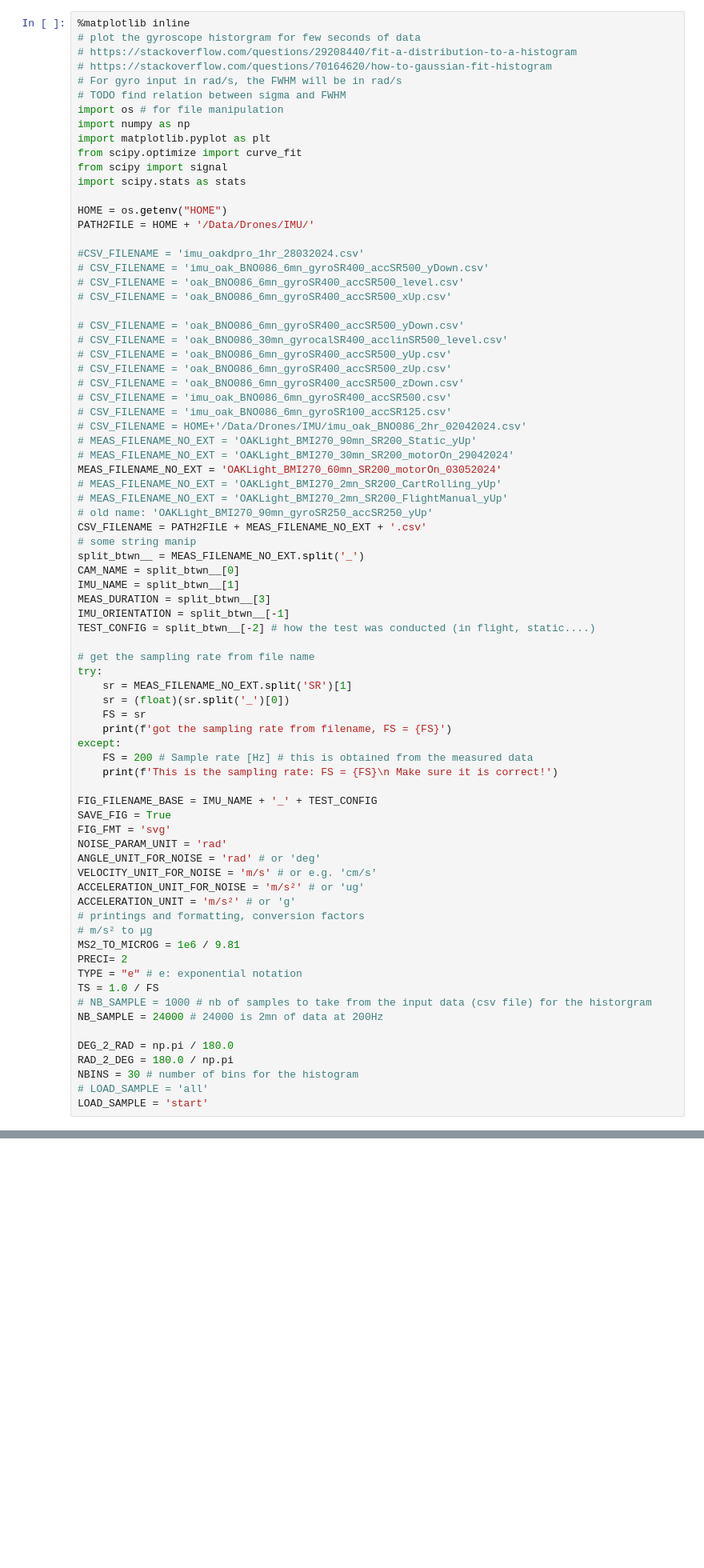
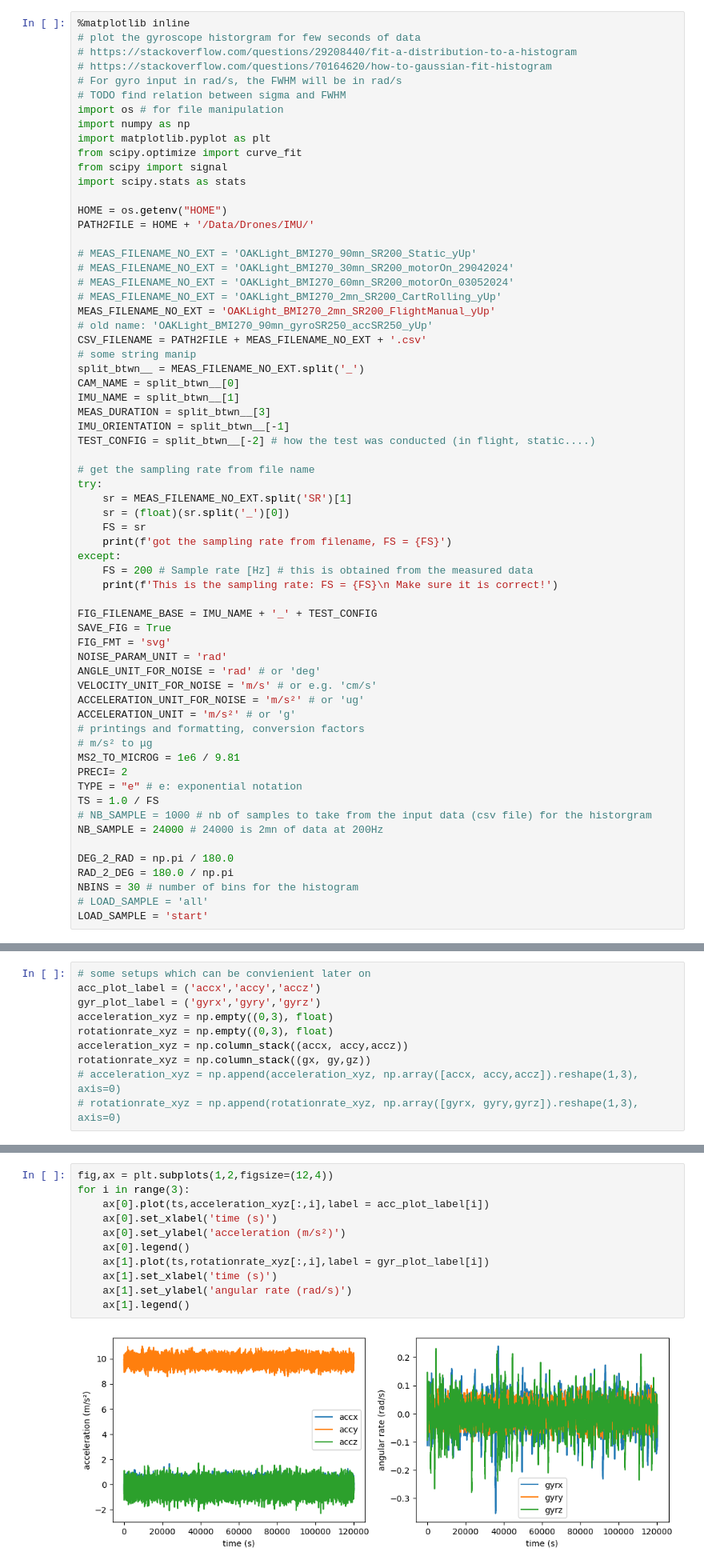
Before and after one commit to diplodocuslongus/depthai2know, a Jupyter notebook: IMU/imu_noise_characterization.ipynb, the cells around one changed output, grey strips where cells are left out. Shown at 80% size. Cells and saved outputs as stored; diff of their text form; blank space fills up the shorter version.

```diff
--- a/IMU/imu_noise_characterization.ipynb
+++ b/IMU/imu_noise_characterization.ipynb
@@ -34,24 +34,11 @@ import scipy.stats as stats
 HOME = os.getenv("HOME")
 PATH2FILE = HOME + '/Data/Drones/IMU/'
 
-#CSV_FILENAME = 'imu_oakdpro_1hr_28032024.csv'
-# CSV_FILENAME = 'imu_oak_BNO086_6mn_gyroSR400_accSR500_yDown.csv'
-# CSV_FILENAME = 'oak_BNO086_6mn_gyroSR400_accSR500_level.csv'
-# CSV_FILENAME = 'oak_BNO086_6mn_gyroSR400_accSR500_xUp.csv'
-
-# CSV_FILENAME = 'oak_BNO086_6mn_gyroSR400_accSR500_yDown.csv'
-# CSV_FILENAME = 'oak_BNO086_30mn_gyrocalSR400_acclinSR500_level.csv'
-# CSV_FILENAME = 'oak_BNO086_6mn_gyroSR400_accSR500_yUp.csv'
-# CSV_FILENAME = 'oak_BNO086_6mn_gyroSR400_accSR500_zUp.csv'
-# CSV_FILENAME = 'oak_BNO086_6mn_gyroSR400_accSR500_zDown.csv'
-# CSV_FILENAME = 'imu_oak_BNO086_6mn_gyroSR400_accSR500.csv'
-# CSV_FILENAME = 'imu_oak_BNO086_6mn_gyroSR100_accSR125.csv'
-# CSV_FILENAME = HOME+'/Data/Drones/IMU/imu_oak_BNO086_2hr_02042024.csv'
 # MEAS_FILENAME_NO_EXT = 'OAKLight_BMI270_90mn_SR200_Static_yUp'
 # MEAS_FILENAME_NO_EXT = 'OAKLight_BMI270_30mn_SR200_motorOn_29042024'
-MEAS_FILENAME_NO_EXT = 'OAKLight_BMI270_60mn_SR200_motorOn_03052024'
+# MEAS_FILENAME_NO_EXT = 'OAKLight_BMI270_60mn_SR200_motorOn_03052024'
 # MEAS_FILENAME_NO_EXT = 'OAKLight_BMI270_2mn_SR200_CartRolling_yUp'
-# MEAS_FILENAME_NO_EXT = 'OAKLight_BMI270_2mn_SR200_FlightManual_yUp'
+MEAS_FILENAME_NO_EXT = 'OAKLight_BMI270_2mn_SR200_FlightManual_yUp'
 # old name: 'OAKLight_BMI270_90mn_gyroSR250_accSR250_yUp'
 CSV_FILENAME = PATH2FILE + MEAS_FILENAME_NO_EXT + '.csv'
 # some string manip
@@ -161,0 +157,10 @@ number of samples to use for analysis: 24000
+# %%
+# some setups which can be convienient later on
+acc_plot_label = ('accx','accy','accz')
+gyr_plot_label = ('gyrx','gyry','gyrz')
+acceleration_xyz = np.empty((0,3), float)
+rotationrate_xyz = np.empty((0,3), float)
+acceleration_xyz = np.column_stack((accx, accy,accz))
+rotationrate_xyz = np.column_stack((gx, gy,gz))
+# acceleration_xyz = np.append(acceleration_xyz, np.array([accx, accy,accz]).reshape(1,3), axis=0)
+# rotationrate_xyz = np.append(rotationrate_xyz, np.array([gyrx, gyry,gyrz]).reshape(1,3), axis=0)
@@ -161,0 +171,13 @@ number of samples to use for analysis: 24000
+# %%
+fig,ax = plt.subplots(1,2,figsize=(12,4))
+for i in range(3):
+    ax[0].plot(ts,acceleration_xyz[:,i],label = acc_plot_label[i])
+    ax[0].set_xlabel('time (s)')
+    ax[0].set_ylabel('acceleration (m/s²)')
+    ax[0].legend()
+    ax[1].plot(ts,rotationrate_xyz[:,i],label = gyr_plot_label[i])
+    ax[1].set_xlabel('time (s)')
+    ax[1].set_ylabel('angular rate (rad/s)')
+    ax[1].legend()
+# %% [output]
+[figure, added]
```
Also changed, not shown: parts of 5 cells of this notebook.
